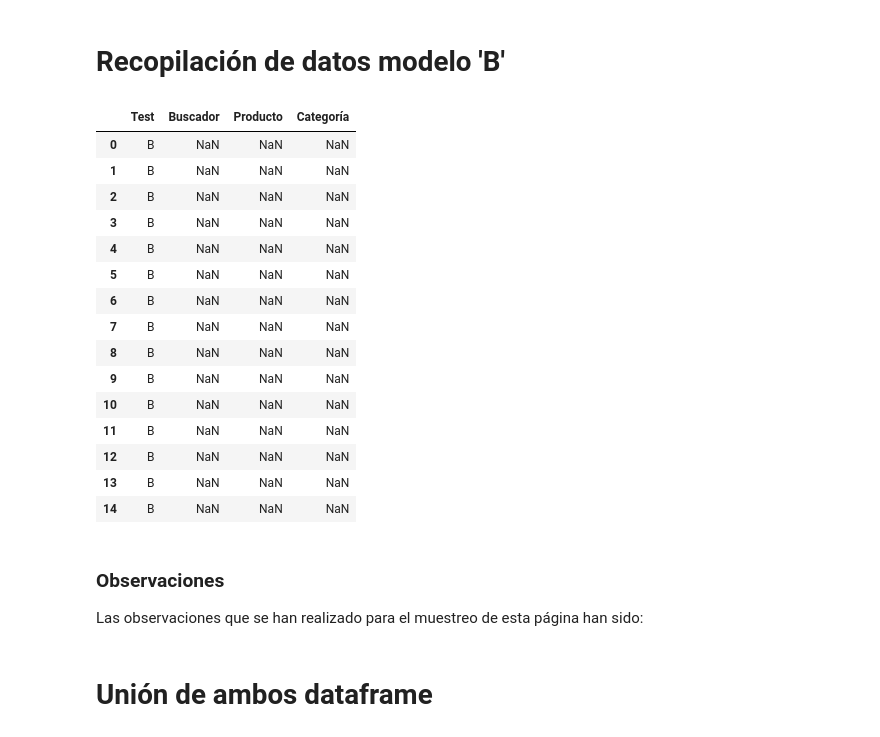
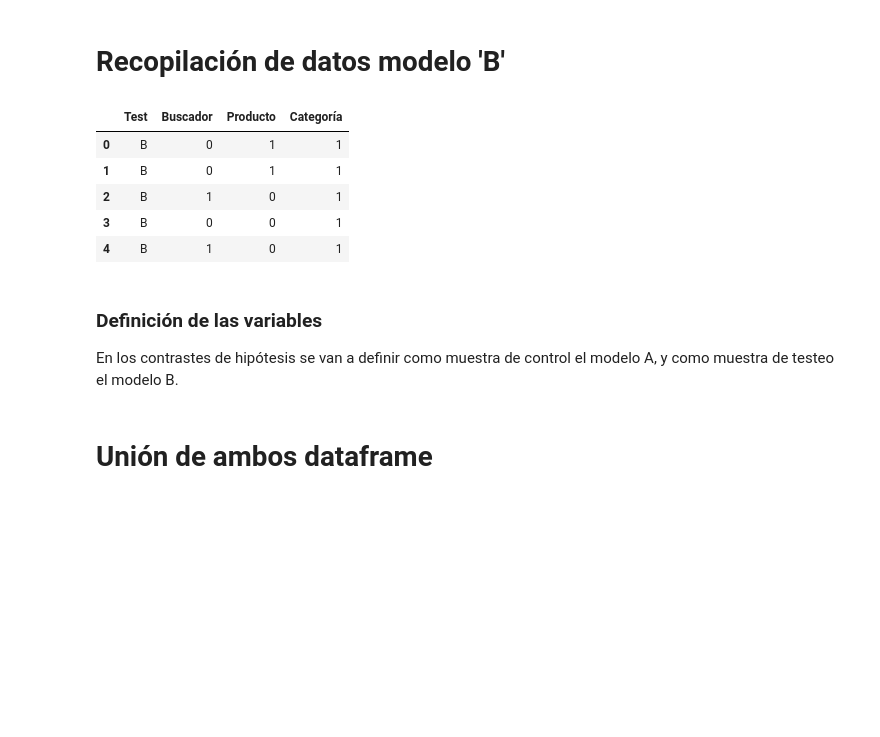
Before and after one commit to kaaiik/AB_test, a Jupyter notebook: notebook/main.ipynb, the cells around one changed output. Saved outputs shown, nothing was run; the diff lists cells and outputs as text; code cells hidden in the pictures; blank space fills up the shorter version.

```diff
--- a/notebook/main.ipynb
+++ b/notebook/main.ipynb
@@ -48,27 +54,20 @@ Durante la recopilación de datos se le ha pedido al usuario que vaya narrando l
 df2 = pd.DataFrame(columns=['Test', 'Buscador', 'Producto', 'Categoría'])
 # %%
 df2.Test = ['B']*15
-df2
+df2.Buscador = [0,0,1,0,1,0,1,0,0,0,0]+[1,1,0,0]
+df2.Producto = [1,1,0,0,0,1,0,1,0,0,0]+[0,1,1,0]
+df2.Categoría = [1,1,1,1,1,1,1,1,1,1,1]+[1,0,1,1]
+df2.head()
 # %% [output]
 |  | Test | Buscador | Producto | Categoría |
-| 0 | B | NaN | NaN | NaN |
-| 1 | B | NaN | NaN | NaN |
-| 2 | B | NaN | NaN | NaN |
-| 3 | B | NaN | NaN | NaN |
-| 4 | B | NaN | NaN | NaN |
-| 5 | B | NaN | NaN | NaN |
-| 6 | B | NaN | NaN | NaN |
-| 7 | B | NaN | NaN | NaN |
-| 8 | B | NaN | NaN | NaN |
-| 9 | B | NaN | NaN | NaN |
-| 10 | B | NaN | NaN | NaN |
-| 11 | B | NaN | NaN | NaN |
-| 12 | B | NaN | NaN | NaN |
-| 13 | B | NaN | NaN | NaN |
-| 14 | B | NaN | NaN | NaN |
+| 0 | B | 0 | 1 | 1 |
+| 1 | B | 0 | 1 | 1 |
+| 2 | B | 1 | 0 | 1 |
+| 3 | B | 0 | 0 | 1 |
+| 4 | B | 1 | 0 | 1 |
 # %% [markdown]
-### Observaciones
+### Definición de las variables
 
-Las observaciones que se han realizado para el muestreo de esta página han sido:
+En los contrastes de hipótesis se van a definir como muestra de control el modelo A, y como muestra de testeo el modelo B.
 # %% [markdown]
 # Unión de ambos dataframe
```
Also changed, not shown: parts of 16 cells of this notebook.
